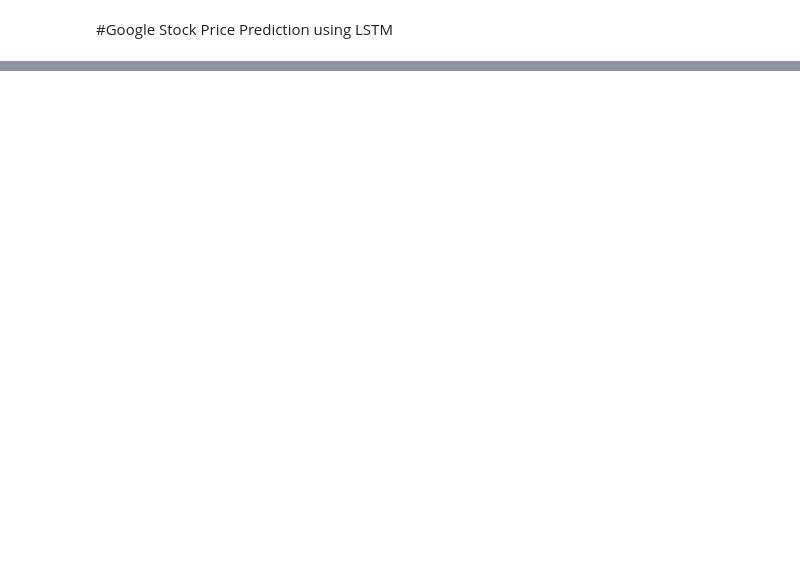
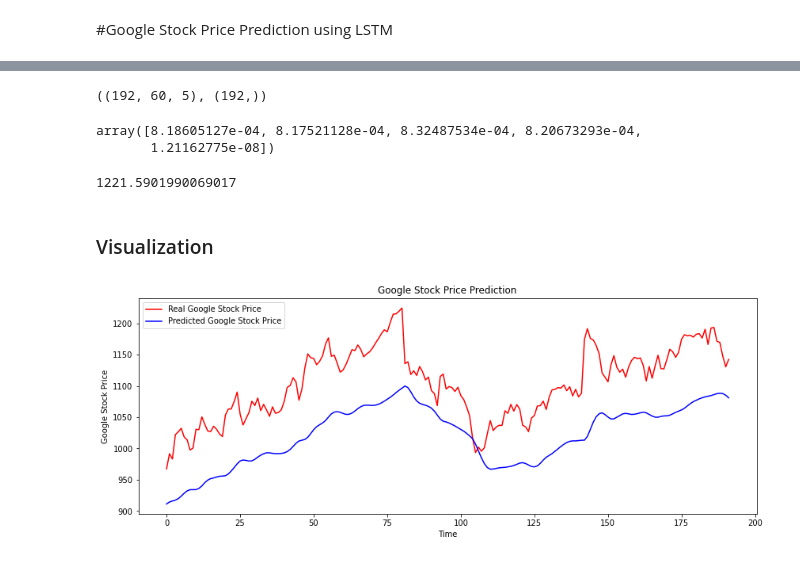
Before and after one commit to omer770/google_stock_price_prediction, a Jupyter notebook: Google_stock_price_detection.ipynb, the cells around one changed output, grey strips where cells are left out. Saved outputs shown, nothing was run; the diff lists cells and outputs as text; code cells hidden in the pictures; blank space fills up the shorter version.

```diff
--- a/Google_stock_price_detection.ipynb
+++ b/Google_stock_price_detection.ipynb
@@ -164,0 +193,34 @@ Epoch 3535/10000
+# %%
+X_test, y_test = np.array(X_test), np.array(y_test)
+X_test.shape, y_test.shape
+# %% [output]
+((192, 60, 5), (192,))
+# %%
+y_pred = regressior.predict(X_test)
+# %%
+scaler.scale_
+# %% [output]
+array([8.18605127e-04, 8.17521128e-04, 8.32487534e-04, 8.20673293e-04,
+       1.21162775e-08])
+# %%
+scale = 1/8.18605127e-04
+scale
+# %% [output]
+1221.5901990069017
+# %%
+y_pred = y_pred*scale
+y_test = y_test*scale
+# %% [markdown]
+### Visualization
+# %%
+# Visualising the results
+plt.figure(figsize=(14,5))
+plt.plot(y_test, color = 'red', label = 'Real Google Stock Price')
+plt.plot(y_pred, color = 'blue', label = 'Predicted Google Stock Price')
+plt.title('Google Stock Price Prediction')
+plt.xlabel('Time')
+plt.ylabel('Google Stock Price')
+plt.legend()
+plt.show()
+# %% [output]
+[figure, added]
```
Also changed, not shown: parts of 40 cells of this notebook.
